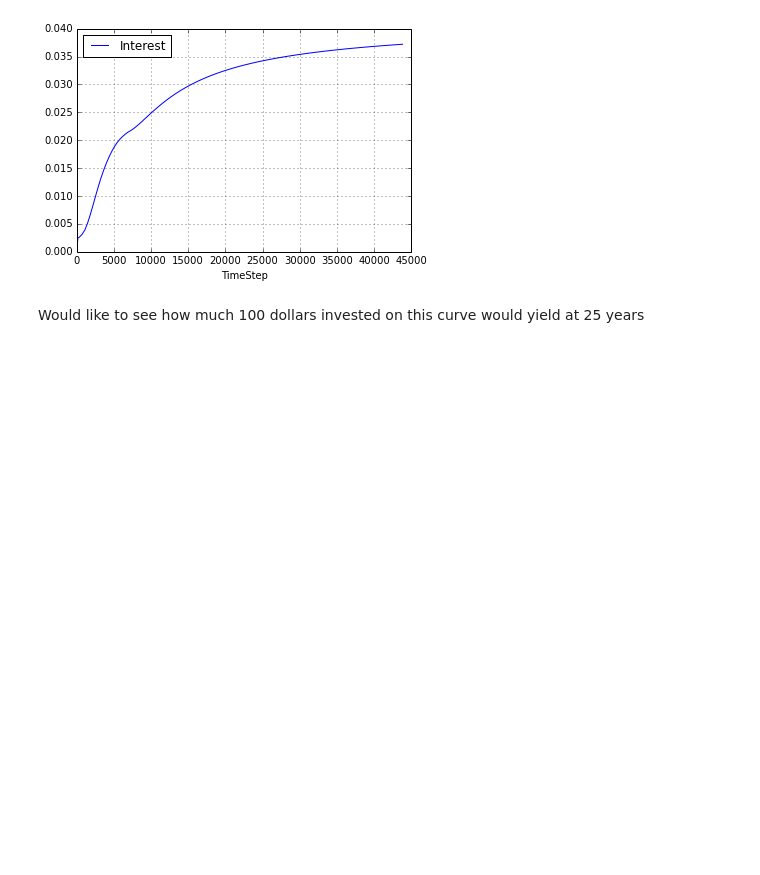
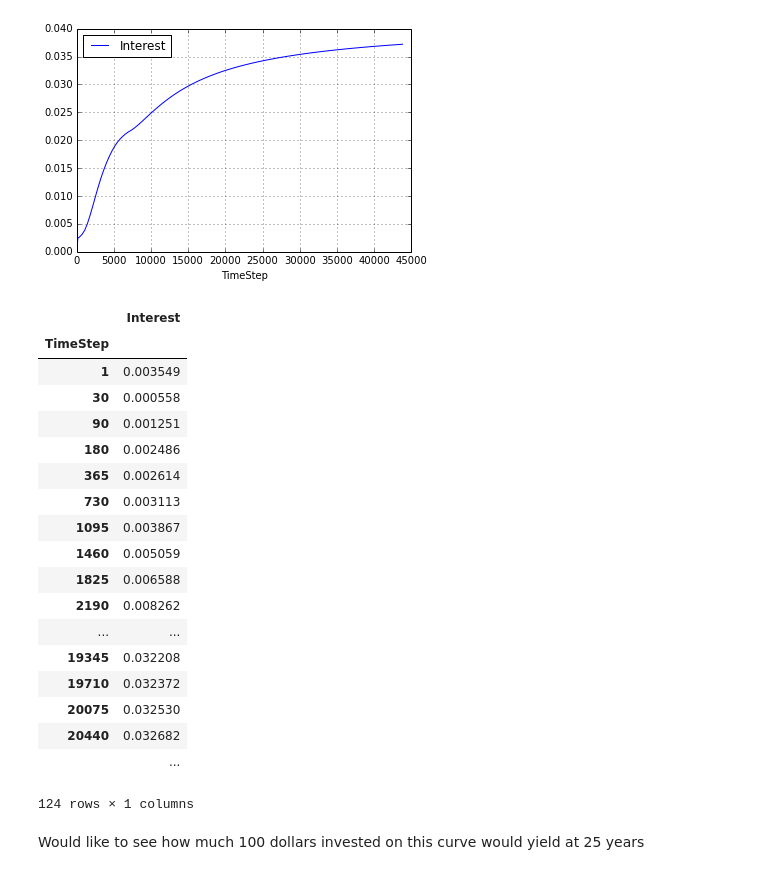
Before and after one commit to ZaighumRajput/IPython, a Jupyter notebook: Finance/RiskNeutralCheck.ipynb, the cells around one changed output. Drawn from its saved outputs; the diff is of its cells as text; code cells hidden in the pictures; blank space fills up the shorter version.

```diff
--- a/Finance/RiskNeutralCheck.ipynb
+++ b/Finance/RiskNeutralCheck.ipynb
@@ -33,6 +33,28 @@ EURReg.plot()
 # %% [output]
 <matplotlib.axes.AxesSubplot at 0x...>
 [figure]
+# %%
+EURReg
+# %% [output]
+|  | Interest |
+| TimeStep |  |
+| 1 | 0.003549 |
+| 30 | 0.000558 |
+| 90 | 0.001251 |
+| 180 | 0.002486 |
+| 365 | 0.002614 |
+| 730 | 0.003113 |
+| 1095 | 0.003867 |
+| 1460 | 0.005059 |
+| 1825 | 0.006588 |
+| 2190 | 0.008262 |
+| ... | ... |
+| 19345 | 0.032208 |
+| 19710 | 0.032372 |
+| 20075 | 0.032530 |
+| 20440 | 0.032682 |
+|  | ... |
+124 rows × 1 columns
 # %% [markdown]
 Would like to see how much 100 dollars invested on this curve would yield at 25 years
 # %%
```
Also changed, not shown: parts of 4 cells of this notebook, 1 other file.
